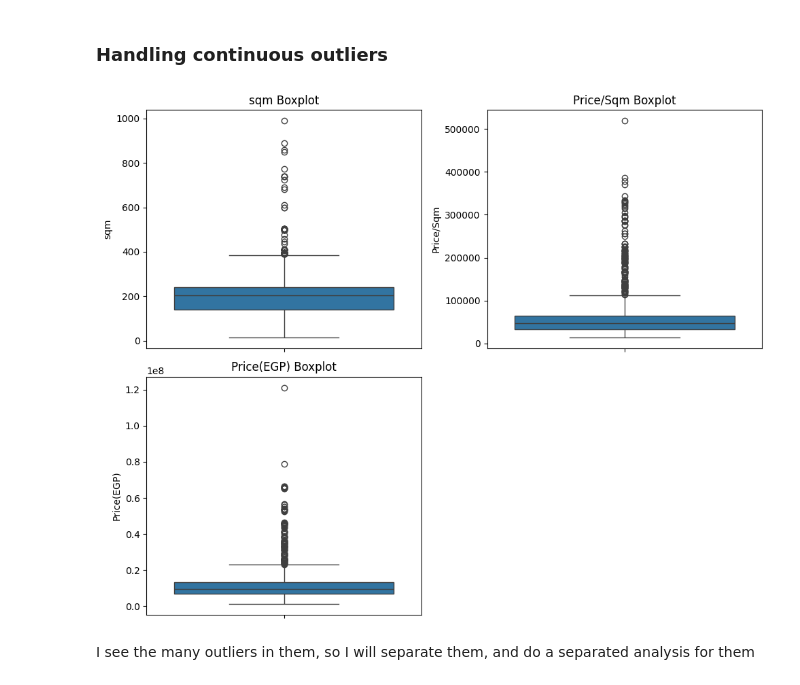
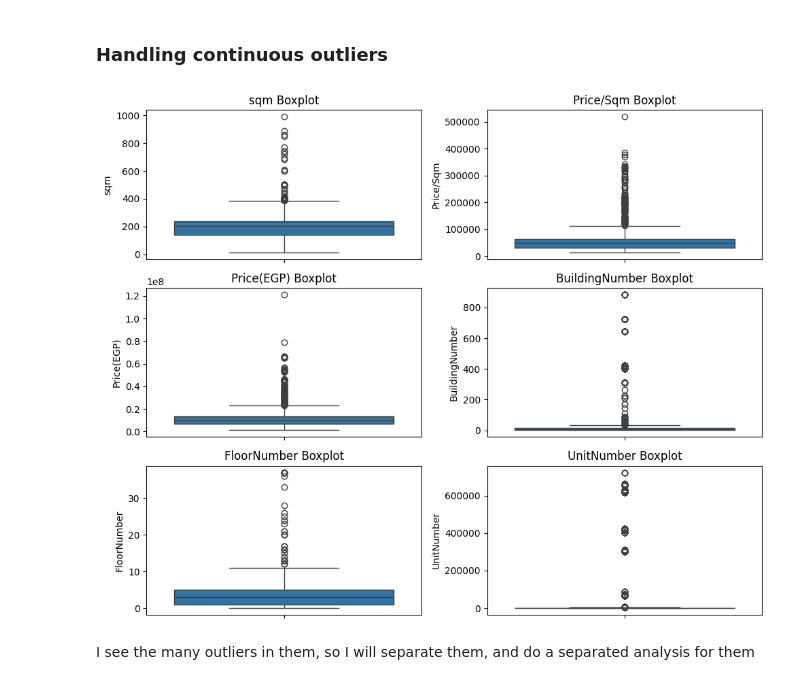
Before and after one commit to MinaAlberDS/Codveda-Internship, a Jupyter notebook: Level 1/Task 2/Data_cleaning.ipynb, the cells around one changed output. Cells and saved outputs as stored; diff of their text form; code cells hidden in the pictures.

```diff
--- a/Level 1/Task 2/Data_cleaning.ipynb
+++ b/Level 1/Task 2/Data_cleaning.ipynb
@@ -447,0 +474,15 @@ re_df
+# %%
+building_number = re_df["address"].str.extract(r"Building\s*\D*(\d+)", expand=False).astype(float) # Convert them to float as of the NaN values
+re_df["BuildingNumber"] = building_number.fillna(building_number.median()).astype(int) # fill the nan values with median and convert them to int
+
+# do the same process but for unit number
+unit_number = re_df["address"].str.extract(r"Unit\s*\D*(\d+)", expand=False).astype(float)
+re_df["UnitNumber"] = unit_number.fillna(unit_number.median()).astype(int)
+
+# drop address column
+re_df.drop("address", axis = 1, inplace=True)
+# preview the data, and columns data types
+print(f"Building number dtype: {re_df["BuildingNumber"].dtype}")
+print(f"Unit number dtype: {re_df["UnitNumber"].dtype}")
+print(f"Duplicates count: {re_df.duplicated().sum()}") # check the duplicates
+re_df
@@ -581,6 +654,8 @@ re_df["bathrooms"] = re_df["bathrooms"].astype(str).replace(["4","3"], "above 2"
 
 re_df = re_df.join(pd.get_dummies(re_df["bedrooms"], prefix="Bedroom", dtype=int)) # make dummy variables for bedrooms with full rank(dropping the first dummy)
 re_df = re_df.join(pd.get_dummies(re_df["bathrooms"], prefix="Bathroom", dtype=int)) # make dummy variables for bathrooms with full rank
+
+re_df.drop(["bedrooms", "bathrooms"], axis =1, inplace =True) # drop the original columns from the data
 # %%
 print("Preview the data after adding OHE for Bedrooms, and bathrooms")
 re_df.head()
@@ -666,16 +773,20 @@ Name: count, dtype: int64
 We have to combine Villa, cabana, Medical Facility to Others
 # %%
 re_df["property_subType"] = re_df["property_subType"].replace(
-    ["Villa", "Cabana", "Medical Facility"], "Others")
+    ["Villa", "Cabana", "Medical Facility"], "Others(very rare)")
 # %%
 ### Make OHE for them
-for column in ["city","governorate","property_category","property_subType"]:
+categorical_columns = categorical_data.columns
+
+for column in categorical_columns:
     re_df = re_df.join(
         pd.get_dummies(
             re_df[column], drop_first=True, dtype=int, prefix=column
         )
     )
-    # Keep them for EDA
+
+# Drop them
+re_df.drop(categorical_columns, axis=True, inplace=True)
 # Preview the results
 re_df.head()
 # %% [output]
@@ -692,27 +803,26 @@ re_df.head()
 # %%
 import matplotlib.pyplot as plt
 import seaborn as sns
-numerical_cols = ['sqm','Price/Sqm','Price(EGP)']
+numerical_cols = ['sqm','Price/Sqm','Price(EGP)',"BuildingNumber","FloorNumber","UnitNumber"]
 def boxplots(cols):
     """Plot boxplots for each column in cols to visualize outliers."""
     fig, (
         (ax1, ax2),
-        (ax3, ax4)
-    ) = plt.subplots(2,2,figsize=(10,8))
+        (ax3, ax4),
+        (ax5, ax6)
+    ) = plt.subplots(3,2,figsize=(10,8))
 
-    # exclude ax4 from the chart
-    ax4.remove()
 
     # Plot the plots
-    for ax, col in zip([ax1,ax2,ax3], cols):
+    for ax, col in zip([ax1,ax2,ax3,ax4,ax5,ax6], cols):
         plot = sns.boxplot(re_df[col], label=f"{col} boxplot", ax=ax)
         plot.set_title(f"{col} Boxplot")
     plt.tight_layout()
     plt.show()
 
 boxplots(numerical_cols)
 # %% [output]
-[figure, old version]
+[figure, new version]
 # %% [markdown]
 I see the many outliers in them, so I will separate them, and do a separated analysis for them
 # %%
```
Also changed, not shown: parts of 47 cells of this notebook, 1 other file.
